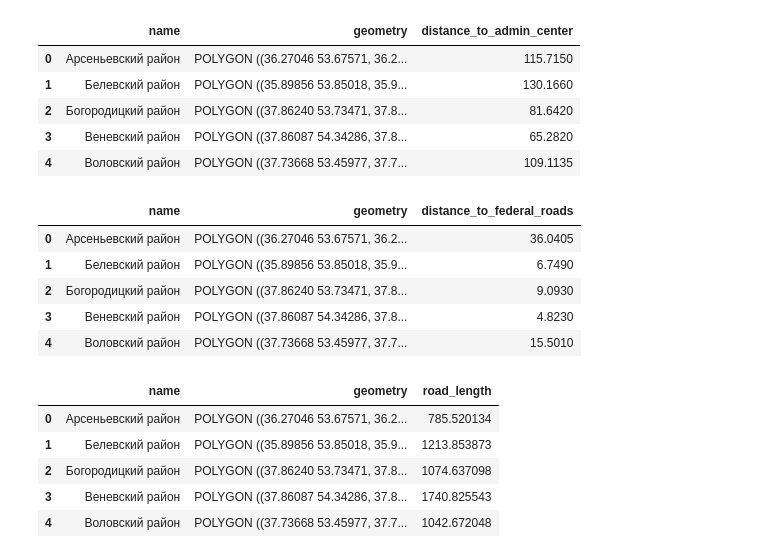
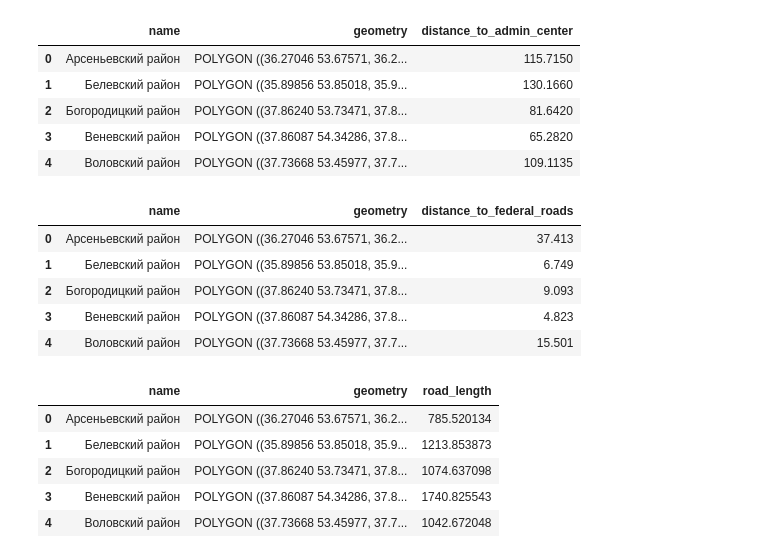
Before and after one commit to blackcoster/transport_frames, a Jupyter notebook: examples/indicators.ipynb, the cells around one changed output. Cells and saved outputs as stored; diff of their text form; code cells hidden in the pictures.

Commit message:
indicators

```diff
--- a/transport_frames/indicators.ipynb
+++ b/examples/indicators.ipynb
@@ -53,14 +50,14 @@ indicator_distance_to_region_admin_center(capital,settlement_points,districts_po
 | 3 | Веневский район | POLYGON ((37.86087 54.34286, 37.8... | 65.2820 |
 | 4 | Воловский район | POLYGON ((37.73668 53.45977, 37.7... | 109.1135 |
 # %%
-indicator_distance_to_federal_roads(settlement_points,districts_polygons,g.graph,local_crs).head()
+indicator_distance_to_federal_roads(settlement_points,districts_polygons,g.graph).head()
 # %% [output]
 |  | name | geometry | distance_to_federal_roads |
-| 0 | Арсеньевский район | POLYGON ((36.27046 53.67571, 36.2... | 36.0405 |
-| 1 | Белевский район | POLYGON ((35.89856 53.85018, 35.9... | 6.7490 |
-| 2 | Богородицкий район | POLYGON ((37.86240 53.73471, 37.8... | 9.0930 |
-| 3 | Веневский район | POLYGON ((37.86087 54.34286, 37.8... | 4.8230 |
-| 4 | Воловский район | POLYGON ((37.73668 53.45977, 37.7... | 15.5010 |
+| 0 | Арсеньевский район | POLYGON ((36.27046 53.67571, 36.2... | 37.413 |
+| 1 | Белевский район | POLYGON ((35.89856 53.85018, 35.9... | 6.749 |
+| 2 | Богородицкий район | POLYGON ((37.86240 53.73471, 37.8... | 9.093 |
+| 3 | Веневский район | POLYGON ((37.86087 54.34286, 37.8... | 4.823 |
+| 4 | Воловский район | POLYGON ((37.73668 53.45977, 37.7... | 15.501 |
 # %%
 indicator_road_length(g.graph, districts_polygons).head()
 # %% [output]
```
Also changed, not shown: parts of 19 cells of this notebook, 8 other files.
